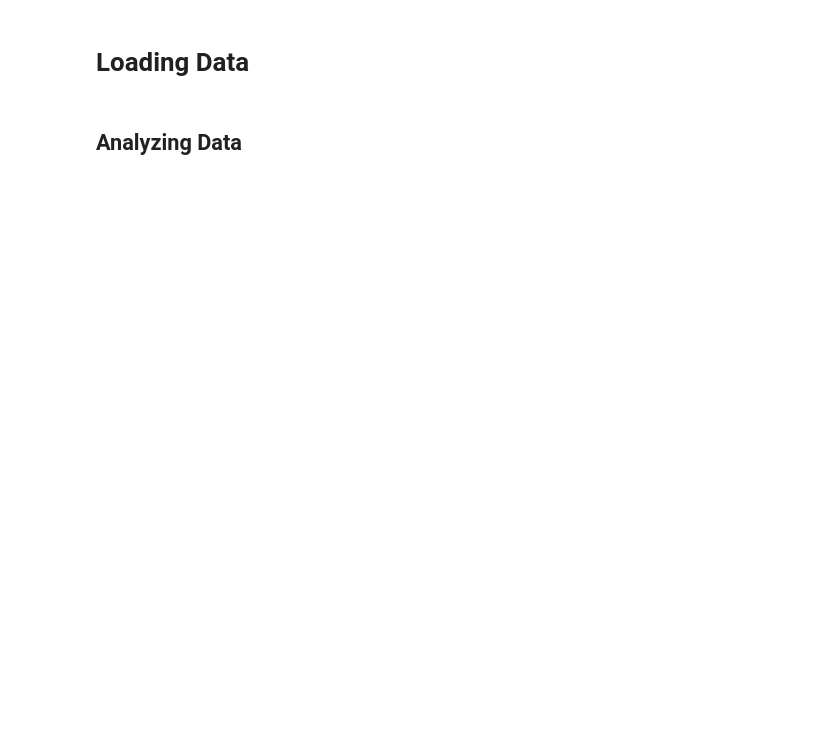
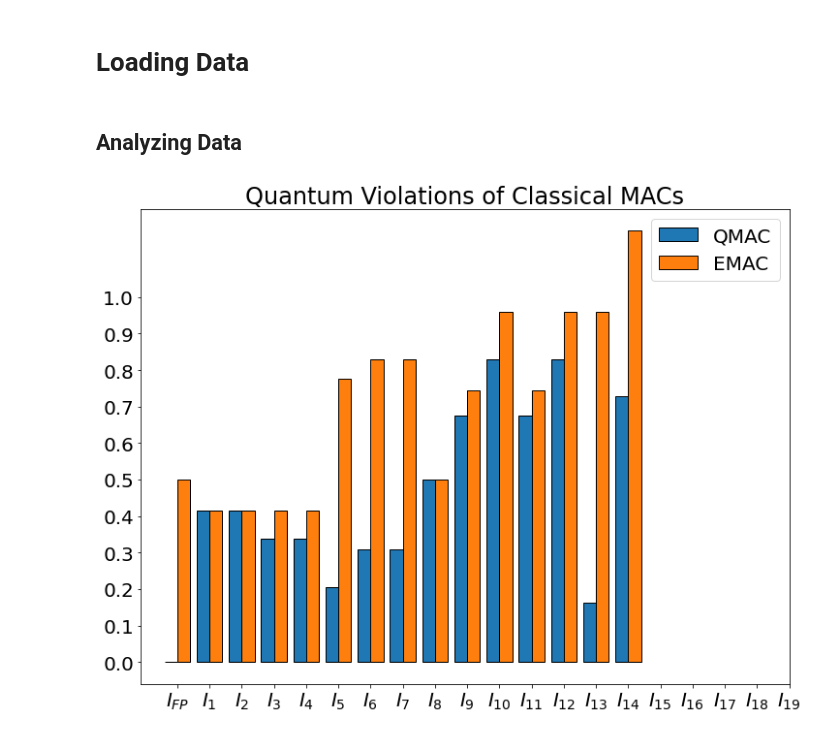
Before and after one commit to ChitambarLab/nonclassicality-in-quantum-communication-networks-supplemental-code, a Jupyter notebook: notebook/quantum_violations_mac_fp_inequalities_visualization.ipynb, the cells around one changed output. Drawn from its saved outputs; the diff is of its cells as text; code cells hidden in the pictures; blank space fills up the shorter version.

```diff
--- a/notebook/quantum_violations_mac_fp_inequalities_visualization.ipynb
+++ b/notebook/quantum_violations_mac_fp_inequalities_visualization.ipynb
@@ -78,6 +78,27 @@ for i in range(12):
     ea_mac_and_max_violations += [
         max([opt_dict["opt_score"] for opt_dict in ea_mac_and_opt_dicts[i]]) - classical_bounds[i]
     ]
+# %%
+x_labels = [
+    r"$I_{FP}$", r"$I_1$", r"$I_2$",r"$I_3$", r"$I_4$", r"$I_5$", r"$I_6$", r"$I_7$", r"$I_8$", r"$I_9$", r"$I_{10}$",
+    r"$I_{11}$", r"$I_{12}$",r"$I_{13}$", r"$I_{14}$", r"$I_{15}$", r"$I_{16}$", r"$I_{17}$", r"$I_{18}$", r"$I_{19}$",
+]
+
+x_axis = np.arange(20)
+
+plt.figure(figsize=(12, 9))
+
+plt.bar(x_axis[0:15]-0.2, qmac_xor_max_violations[0:15], width=0.4, label="QMAC", edgecolor="black")
+plt.bar(x_axis[0:15]+0.2, ea_mac_xor_max_violations[0:15], width=0.4, label="EMAC", edgecolor="black")
+
+plt.xticks(x_axis, x_labels, fontsize=20)
+plt.title("Quantum Violations of Classical MACs", size=24)
+plt.yticks([0,0.1,0.2,0.3,0.4,0.5,0.6,0.7,0.8,0.9,1],fontsize=20)
+plt.legend(fontsize=20)
+
+plt.show()
+# %% [output]
+[figure, added]
 # %%
 x_labels = [
     r"$I_{FP}$", r"$I_1$", r"$I_2$",r"$I_3$", r"$I_4$", r"$I_5$", r"$I_6$", r"$I_7$", r"$I_8$", r"$I_9$", r"$I_{10}$",
```
Also changed, not shown: parts of 3 cells of this notebook, 33 other files.
